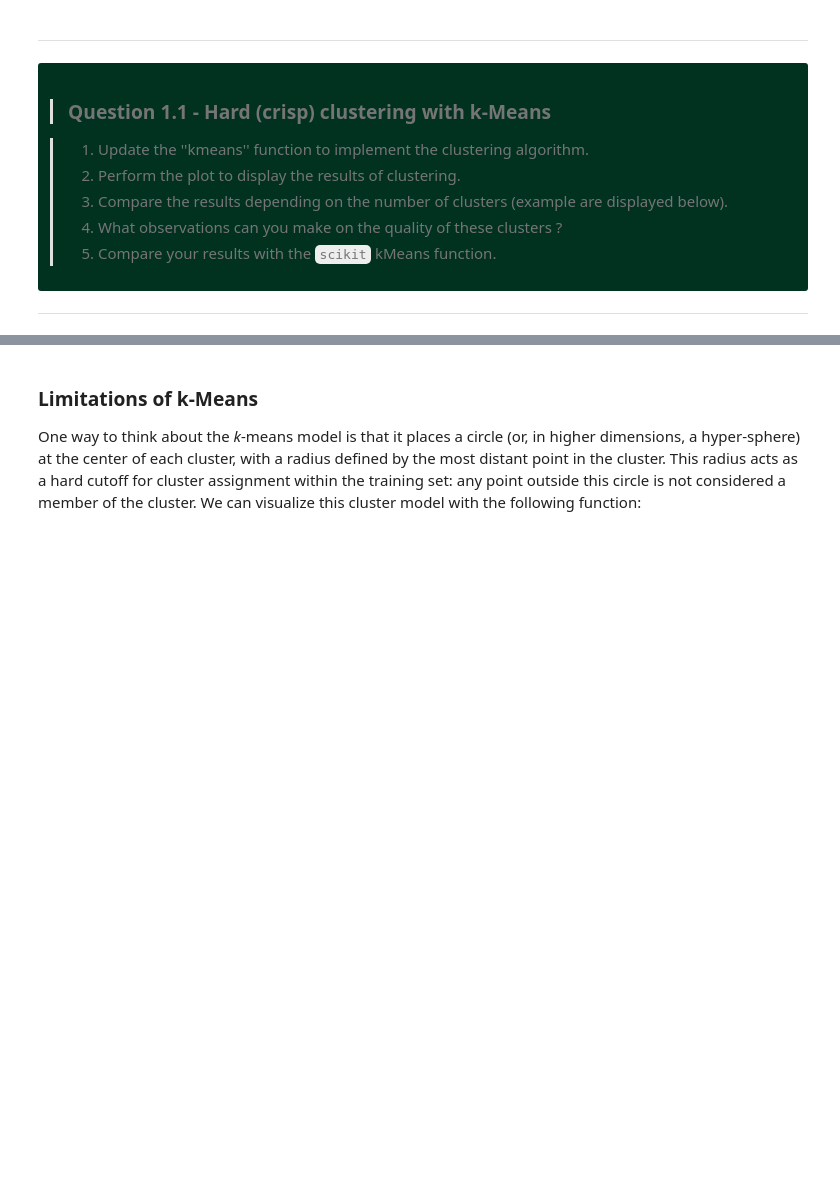
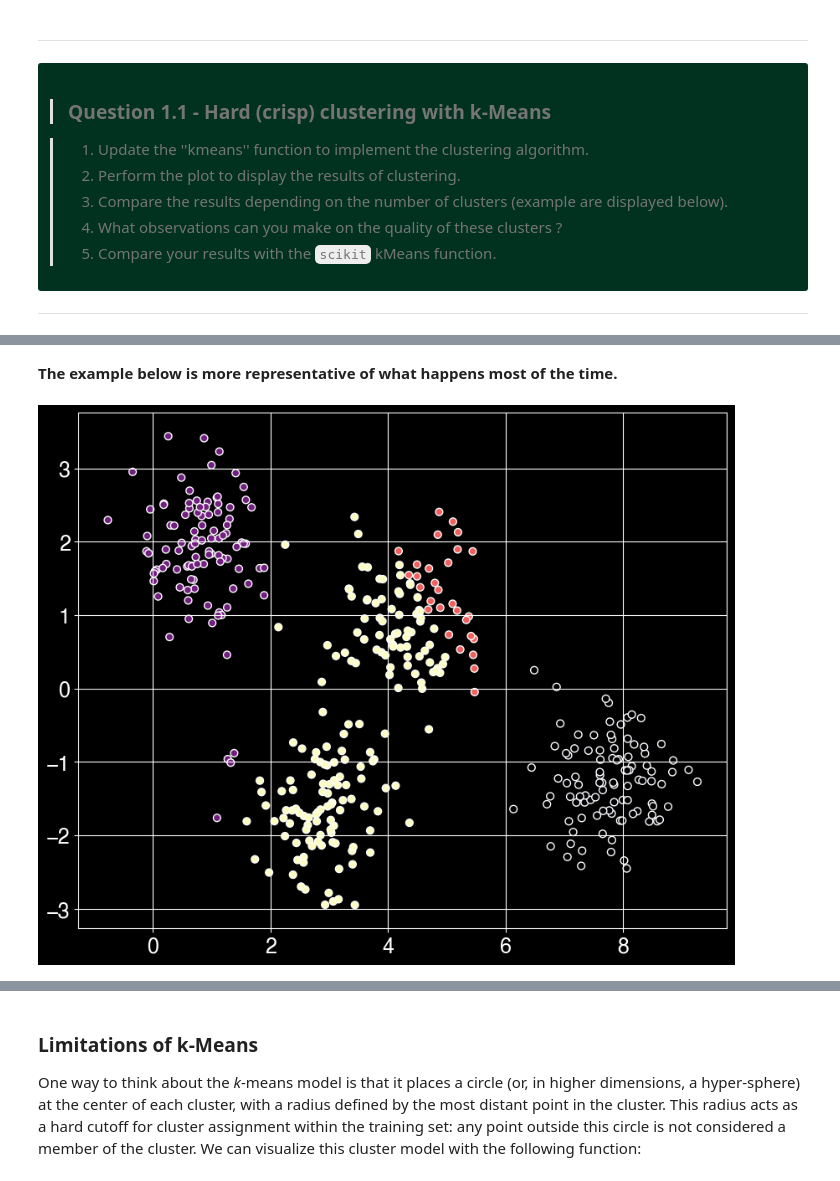
Before and after one commit to Jovillios/creative_ml, a Jupyter notebook: 06_latent_models.ipynb, the cells around one changed output, grey strips where cells are left out. Drawn from its saved outputs; the diff is of its cells as text; code cells hidden in the pictures; blank space fills up the shorter version.

```diff
--- a/06_latent_models.ipynb
+++ b/06_latent_models.ipynb
@@ -143,0 +148,8 @@ plt.scatter(X[:, 0], X[:, 1], c=labels, s=40, cmap='magma', edgecolor='w');
+# %% [markdown]
+**The example below is more representative of what happens most of the time.**
+# %%
+labels = kmeans(X.transpose(), 4)
+plt.figure(figsize=(10,8)); plt.grid(True);
+plt.scatter(X[:, 0], X[:, 1], c=labels, s=40, cmap='magma', edgecolor='w');
+# %% [output]
+[figure, added]
```
Also changed, not shown: parts of 15 cells of this notebook, 2 other files.
